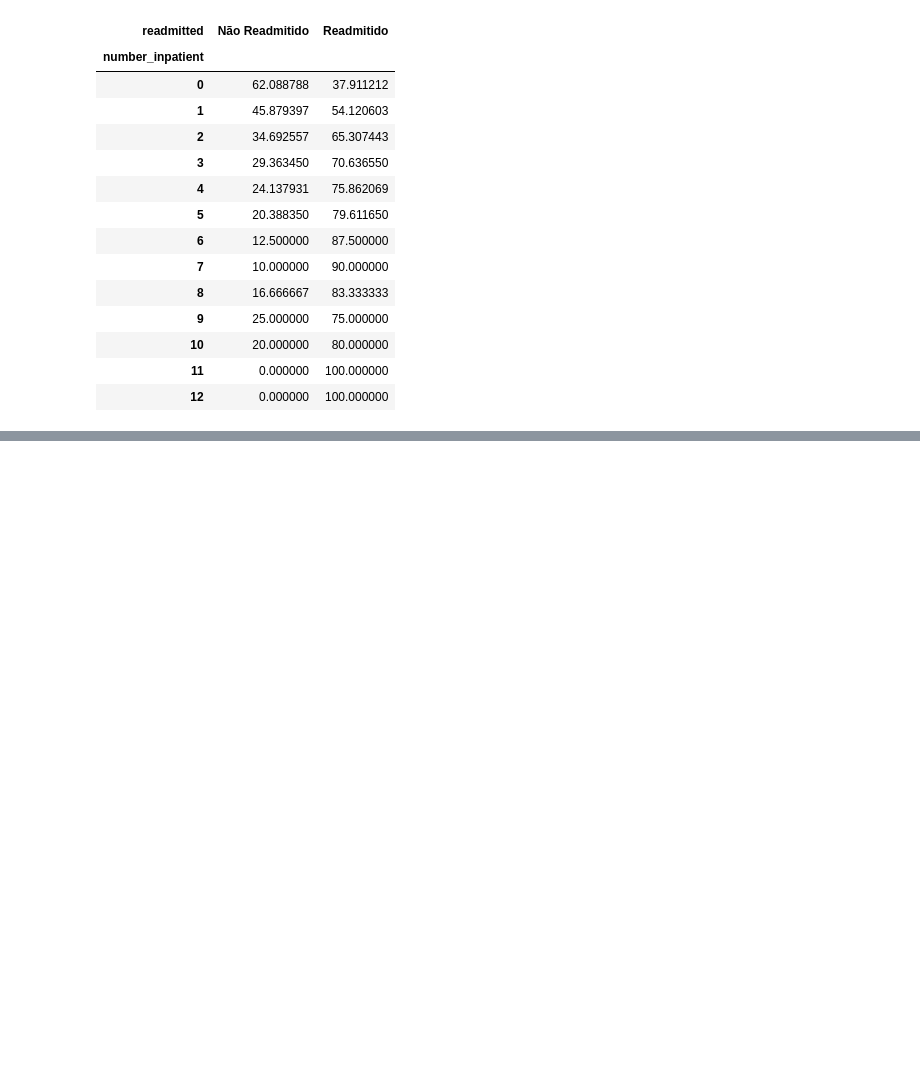
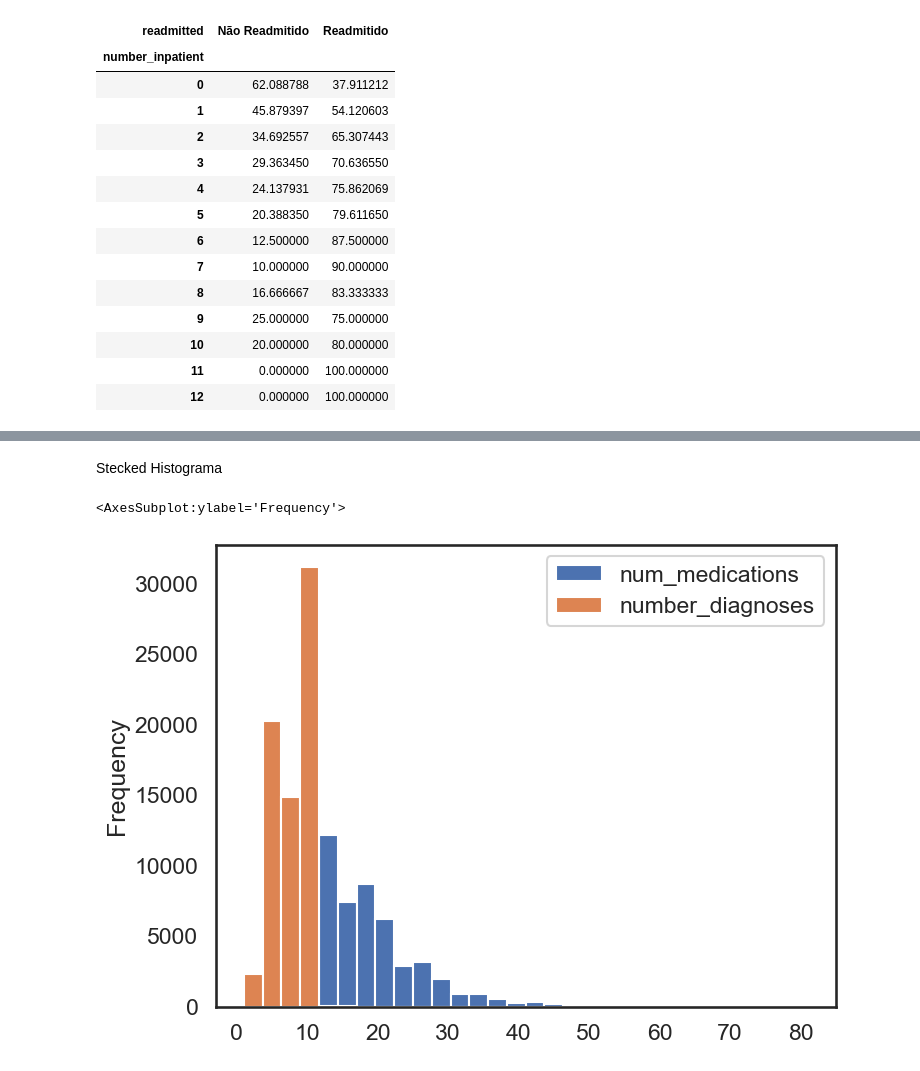
Before and after one commit to SanTavaresD/Analise_de_Dados_com_Linguagem_Python, a Jupyter notebook: 9_Engenharia_de_atributos/projeto_8_parte_2.ipynb, the cells around one changed output, grey strips where cells are left out. Drawn from its saved outputs; the diff is of its cells as text; code cells hidden in the pictures; blank space fills up the shorter version.

```diff
--- a/9_Engenharia_de_atributos/projeto_8_parte_2.ipynb
+++ b/9_Engenharia_de_atributos/projeto_8_parte_2.ipynb
@@ -433,0 +485,8 @@ percent_visitas_readm
+# %% [markdown]
+Stecked Histograma
+# %%
+# Dois histogramas para duas variáveis no mesmo gráfico
+dados[["num_medications", "number_diagnoses"]].plot(bins = 30, kind = "hist", figsize = (8, 6))
+# %% [output]
+<AxesSubplot:ylabel='Frequency'>
+[figure, added]
```
Also changed, not shown: parts of 9 cells of this notebook.
